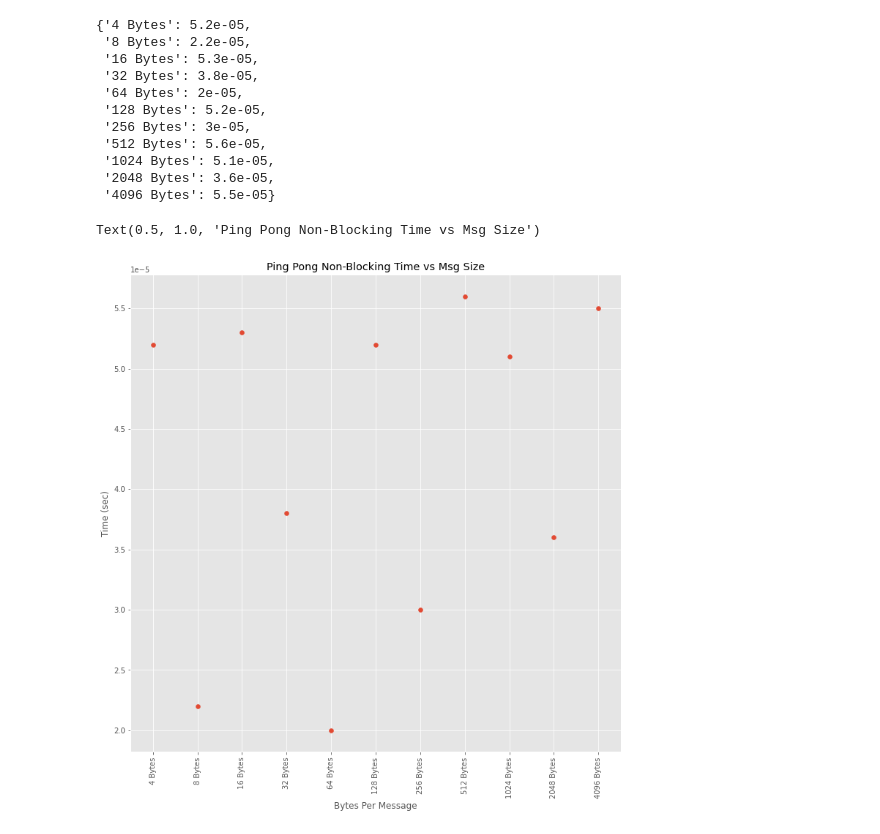
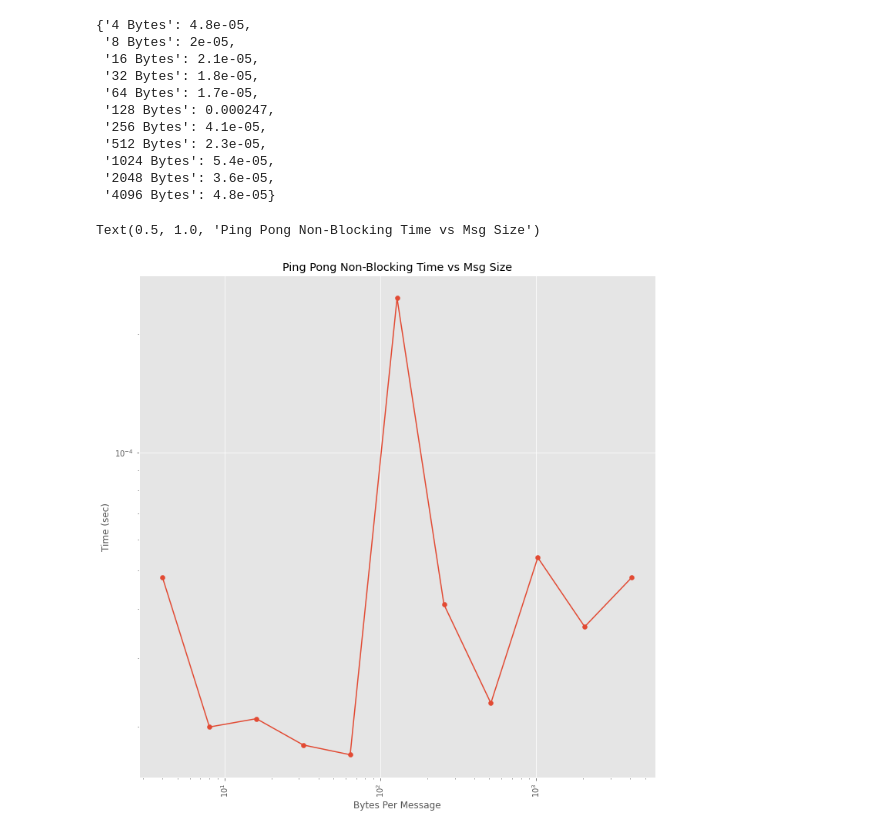
Before and after one commit to cmse822/project-3-mpi-p2p-seven-c-s, a Jupyter notebook: Nick_Work/txt_Data_Conversion.ipynb, the cells around one changed output. Drawn from its saved outputs; the diff is of its cells as text; code cells hidden in the pictures.

Commit message:
adding new test data

```diff
--- a/Nick_Work/txt_Data_Conversion.ipynb
+++ b/Nick_Work/txt_Data_Conversion.ipynb
@@ -7,30 +7,34 @@ data_names = [4,8,16,32,64,128,256,512,1024,2048,4096]
 
 data_dict = {}
 for i in range(len(data_names)):
-    data = pd.read_csv('Data/pp_NB_data'+str(data_names[i])+'.txt',skiprows=5,delimiter=',',header=None,index_col=0)
+    data = pd.read_csv('ping_pong_data/pp_NB_data'+str(data_names[i])+'.txt',skiprows=5,delimiter=',',header=None,index_col=0)
     data_dict[str(data_names[i])+' Bytes'] = np.round(np.mean(data[1]),6)
 # %%
 data_dict
 # %% [output]
-{'4 Bytes': 5.2e-05,
- '8 Bytes': 2.2e-05,
- '16 Bytes': 5.3e-05,
- '32 Bytes': 3.8e-05,
- '64 Bytes': 2e-05,
- '128 Bytes': 5.2e-05,
- '256 Bytes': 3e-05,
- '512 Bytes': 5.6e-05,
- '1024 Bytes': 5.1e-05,
+{'4 Bytes': 4.8e-05,
+ '8 Bytes': 2e-05,
+ '16 Bytes': 2.1e-05,
+ '32 Bytes': 1.8e-05,
+ '64 Bytes': 1.7e-05,
+ '128 Bytes': 0.000247,
+ '256 Bytes': 4.1e-05,
+ '512 Bytes': 2.3e-05,
+ '1024 Bytes': 5.4e-05,
  '2048 Bytes': 3.6e-05,
- '4096 Bytes': 5.5e-05}
+ '4096 Bytes': 4.8e-05}
 # %%
 plt.style.use('ggplot')
 plt.figure(figsize=(12,12))
-plt.scatter(list(data_dict.keys()),data_dict.values())
+plt.scatter(data_names,data_dict.values())
+plt.plot(data_names,data_dict.values())
+
 plt.xticks(rotation=90);
+plt.yscale('log')
+plt.xscale('log')
 plt.ylabel('Time (sec)')
 plt.xlabel('Bytes Per Message')
 plt.title('Ping Pong Non-Blocking Time vs Msg Size')
 # %% [output]
 Text(0.5, 1.0, 'Ping Pong Non-Blocking Time vs Msg Size')
-[figure, old version]
+[figure, new version]
```
Also changed, not shown: 39 other files.
